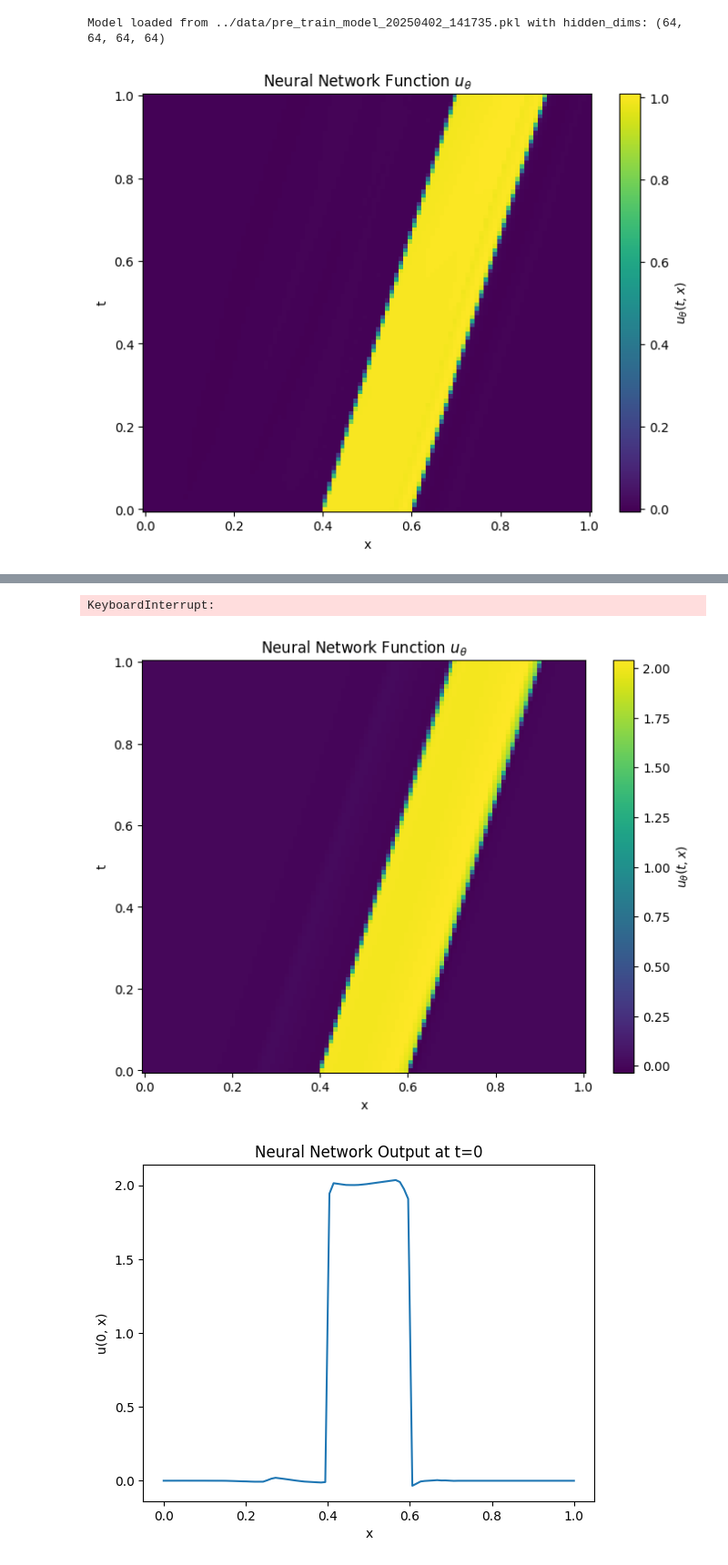
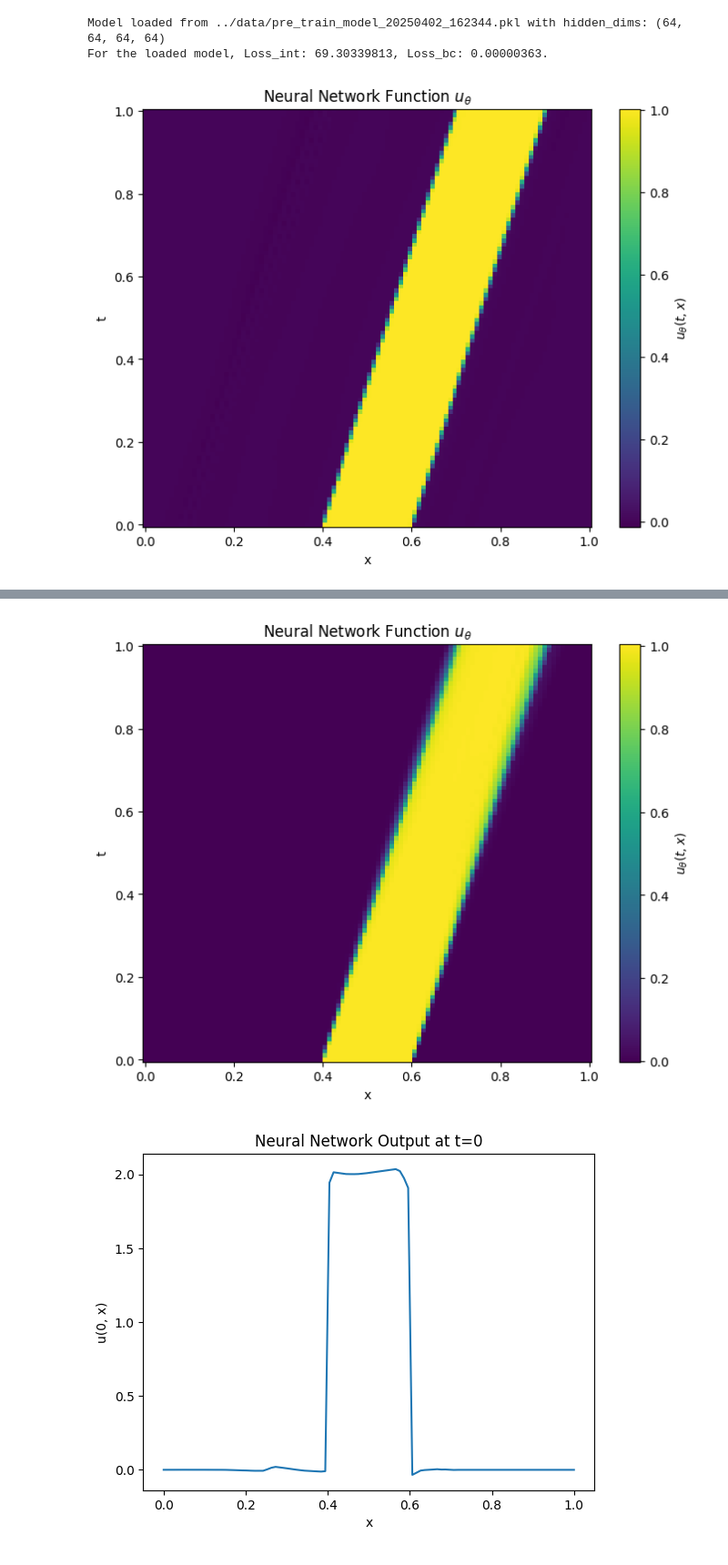
Before and after one commit to HaoLi-HL/NN-HCL, a Jupyter notebook: Code/HCL_1D_triangle_mesh.ipynb, the cells around one changed output, grey strips where cells are left out. Shown at 91% size. Saved outputs shown, nothing was run; the diff lists cells and outputs as text; code cells hidden in the pictures.

```diff
--- a/Code/HCL_1D_triangle_mesh.ipynb
+++ b/Code/HCL_1D_triangle_mesh.ipynb
@@ -25,8 +25,8 @@ def pytree_l2_norm(pytree):
 # %%
 # Optimizer Class
 class MinMaxOptProb:
-    def __init__(self, N_t=10, N_x=10, lr_theta=0.01, hidden_dims=(64, 64, 64), seed=0, sigma=0.01, N_perturb=1000, N_bc=100,
-                 u0=None, u1=None, u2=None, lambda_bc_static=1, nu=0.001):
+    def __init__(self, N_t=10, N_x=10, lr_theta=0.01, hidden_dims=(64, 64, 64), seed=0, sigma=0.1, N_perturb=5000, N_bc=100,
+                 u0=None, u1=None, u2=None, lambda_bc_static=0.99, nu=0.001):
         self.pwp = PiecewiseLinearPolynomials(N_t, N_x)
         self.lr_theta = lr_theta
         self.model = MLP(hidden_dims=hidden_dims)
@@ -122,6 +122,7 @@ class MinMaxOptProb:
         # Select best coefficients
         best_indices = jnp.argmax(losses_all, axis=1)
         best_coeffs_all = perturbed_coeffs_all[jnp.arange(Nt), best_indices]
+        # print(f"The max. of optimized coef. for k_h: {jnp.max(jnp.linalg.norm(best_coeffs_all[:,1:]))}")
         return best_coeffs_all, current_key
 
     def compute_loss_opt_utheta_int(self, params, p_coeffs):
@@ -142,16 +143,13 @@ class MinMaxOptProb:
         # print(f"p_coeffs_quad shape: {p_coeffs_quad.shape}")
         k_h_quad = p_coeffs_quad[:, 0] + p_coeffs_quad[:, 1] * quad_points[:, 0] + p_coeffs_quad[:, 2] * quad_points[:, 1]  # Shape: (Nt*Nq,)
 
-        # Define the integrand for the loss (example: residual * sign(u - k_h))
+        # Define the integrand for the loss (residual * sign(u - k_h))
         integrand = residual * jnp.sign(u_quad - k_h_quad)  # Shape: (Nt*Nq,)
-
-        # Integrate over the element using quadrature
         interior_loss = jnp.sum(quad_weights * integrand)  # Scalar
         return interior_loss
 
     def compute_loss_opt_utheta_bc(self, params):
         return self.compute_L_ic(params) + self.compute_L_bc(params)
-
 
     def compute_loss_opt_utheta_adaptive(self, params, p_coeffs, lambda_ic, lambda_bc, lambda_r):
         """Compute total loss with adaptive weights."""
@@ -242,7 +240,7 @@ class MinMaxOptProb:
         return loss_value, params, opt_state_theta
 
     def pre_train_step(self, iter):
-        if iter % 100 == 0:
+        if iter % 200 == 0:
             self.update_adaptive_weights(self.params, self.pwp.coeffs, phase='pre-train')
             print(f"Iteration {iter}, lambda_ic: {self.lambda_ic}, lambda_bc: {self.lambda_bc}, lambda_r: {self.lambda_r}.")
         minimize_u_theta = jax.jit(self.pre_train_minimize_u_theta_adaptive)
@@ -340,10 +338,18 @@ class MinMaxOptProb:
 
 
     def train_step(self, iter):
-        if iter % 100 == 0:
+        if iter % 200 == 0:
             self.update_adaptive_weights(self.params, self.pwp.coeffs, phase='train')
             print(f"Iteration {iter}, lambda_ic: {self.lambda_ic:.8f}, lambda_bc: {self.lambda_bc:.8f}, lambda_r: {self.lambda_r:.8f}.")
-        # maximize k_h
+        # First, we minimize u_theta since k_h has been maximized when loading the model.
+        # minimize_u_theta = jax.jit(self.minimize_u_theta)
+        # minimize_u_theta = self.minimize_u_theta
+        # loss_value, self.params, self.opt_state_theta = minimize_u_theta(self.params, self.pwp.coeffs, self.opt_state_theta)
+        minimize_u_theta = jax.jit(self.minimize_u_theta_adaptive)
+        loss_value, self.params, self.opt_state_theta = minimize_u_theta(self.params, self.pwp.coeffs, self.opt_state_theta,
+                                                                         self.lambda_ic, self.lambda_bc, self.lambda_r)
+
+        # Then we maximize k_h
         maximize_kh_vec = jax.jit(self.maximize_kh_vec)
         # maximize_kh_vec = self.maximize_kh_vec
         if iter % 1 == 0:
@@ -351,14 +357,6 @@ class MinMaxOptProb:
         self.pwp.coeffs, self.key = maximize_kh_vec(self.params, self.key)
         if iter % 1 == 0:
             print(f"Iteration {iter}, after maximize k_h, loss: {self.compute_loss_opt_utheta_int(self.params, self.pwp.coeffs):.8f}, {self.compute_loss_opt_utheta_bc(self.params):.8f}.")
-
-        # minimize u_theta
-        # minimize_u_theta = jax.jit(self.minimize_u_theta)
-        # minimize_u_theta = self.minimize_u_theta
-        # loss_value, self.params, self.opt_state_theta = minimize_u_theta(self.params, self.pwp.coeffs, self.opt_state_theta)
-        minimize_u_theta = jax.jit(self.minimize_u_theta_adaptive)
-        loss_value, self.params, self.opt_state_theta = minimize_u_theta(self.params, self.pwp.coeffs, self.opt_state_theta,
-                                                                         self.lambda_ic, self.lambda_bc, self.lambda_r)
         # return self.compute_loss_opt_utheta(self.params)
         return self.compute_loss_opt_utheta_int(self.params, self.pwp.coeffs), self.compute_loss_opt_utheta_bc(self.params)
 
@@ -390,7 +388,6 @@ class MinMaxOptProb:
             with open(loss_bc_path, 'wb') as f:
                 pickle.dump(self.loss_bc_history, f)
             print(f"Loss histories saved to {loss_int_path} and {loss_bc_path}")
-
 
         if save_model:
             # Save both params and architecture info
@@ -528,25 +530,25 @@ plot_u_theta(optProb.model, optProb.params, M_t=100, M_x=100)  # Plot after pre-
 # %%
 optProb = MinMaxOptProb(
     N_t=32,
     N_x=32,
     lr_theta=0.001,
     hidden_dims=(64, 64, 64, 64),
     seed=0,
     u0=u0, u1=u1, u2=u2,
-    lambda_bc_static=0.99
 )
-optProb.load_model('../data/pre_train_model_20250402_141735.pkl')
+optProb.load_model('../data/pre_train_model_20250402_162344.pkl')
 
 # Train stage
 train_num_iterations = 2000
 
 plot_u_theta(optProb.model, optProb.params, M_t=100, M_x=100)  # Plot before train
 optProb.train_process(train_num_iterations)
 plot_u_theta(optProb.model, optProb.params, M_t=100, M_x=100)  # Plot after train
 
 # Plot train loss history
 plot_loss_history(train_loss_int_history, train_loss_bc_history, 'Train Loss History')
 # %% [output]
-Model loaded from ../data/pre_train_model_20250402_141735.pkl with hidden_dims: (64, 64, 64, 64)
+Model loaded from ../data/pre_train_model_20250402_162344.pkl with hidden_dims: (64, 64, 64, 64)
+For the loaded model, Loss_int: 69.30339813, Loss_bc: 0.00000363.
-[figure, old version]
+[figure, new version]
 Starting Train Stage
@@ -569,8 +571,7 @@ After maximize k_h, the loss is 72.21961975, 0.00021061.
-KeyboardInterrupt:
 # %%
 plot_u_theta(optProb.model, optProb.params, M_t=100, M_x=100)  # Plot after train
 # %% [output]
-[figure, old version]
+[figure, new version]
 # %%
 total_time = 0
 num_iterations = 2000
```
Also changed, not shown: parts of 5 cells of this notebook.
